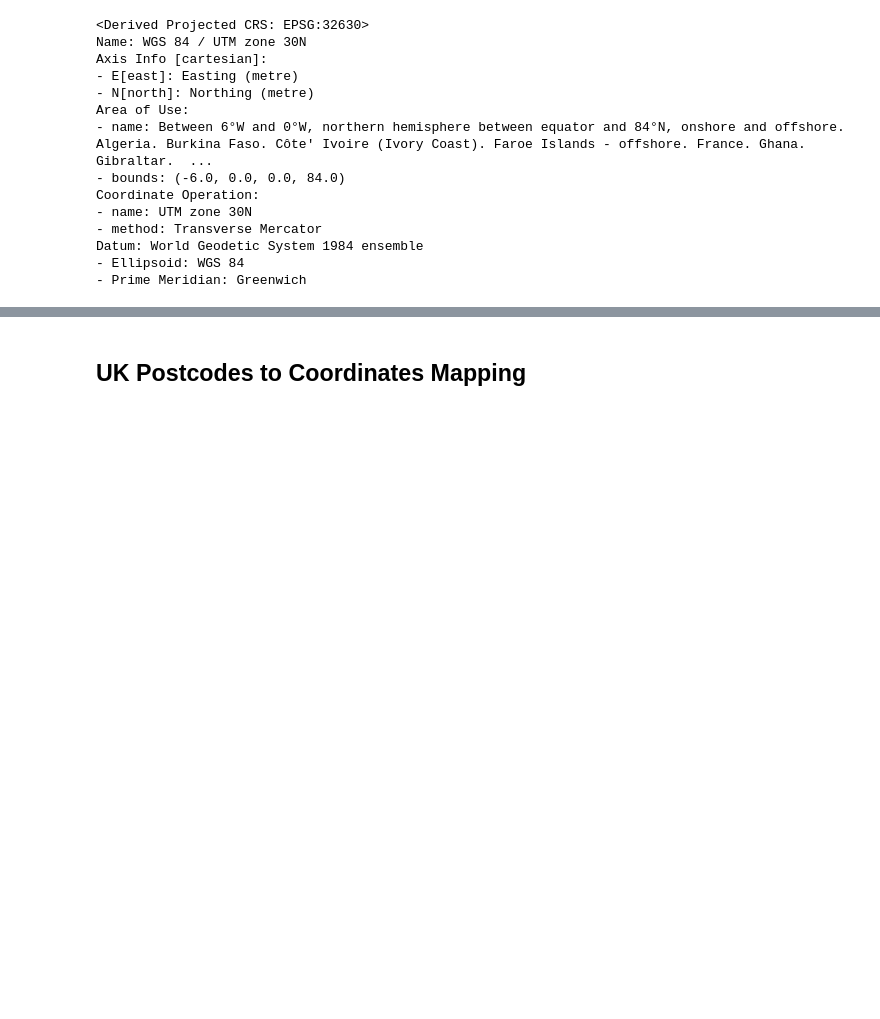
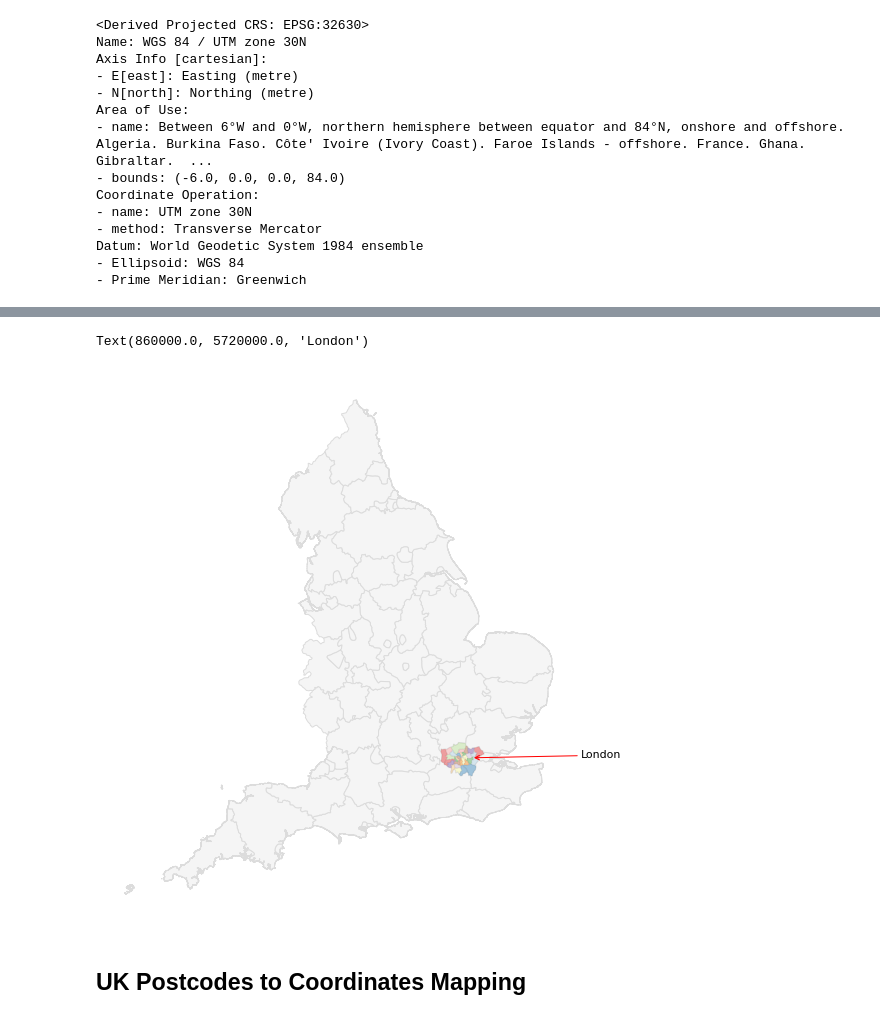
Before and after one commit to shielamms/geopandas-education-data, a Jupyter notebook: archive/Where are the top UK universities?.ipynb, the cells around one changed output, grey strips where cells are left out. Cells and saved outputs as stored; diff of their text form; code cells hidden in the pictures; blank space fills up the shorter version.

```diff
--- a/Where are the top UK universities?.ipynb
+++ b/archive/Where are the top UK universities?.ipynb
@@ -39,3 +55,26 @@ Datum: World Geodetic System 1984 ensemble
+# %%
+england = counties.loc[counties['NAME_1'] == 'England']
+base = england.plot(figsize=(10,10), color='whitesmoke', edgecolor='gainsboro')
+london = (england.loc[counties['TYPE_2']
+                      .isin([
+                             'London Borough',
+                             'London Borough (city)',
+                             'London Borough (royal)'])])
+london.plot(ax=base, column='NAME_2', cmap='Paired', alpha=0.4, zorder=1)
+
+base.axis('off')
+
+plt.annotate(text='London',
+             xy=(7.15e5, 5.71e6),
+             xytext=(8.6e5, 5.72e6),
+             horizontalalignment='left',
+             verticalalignment='top',
+             fontsize=11,
+             arrowprops={'arrowstyle': '->', 'color': 'red'},
+             color='black')
+# %% [output]
+Text(860000.0, 5720000.0, 'London')
+[figure, added]
 # %% [markdown]
 ## UK Postcodes to Coordinates Mapping
 # %%
```
Also changed, not shown: parts of 5 cells of this notebook.
